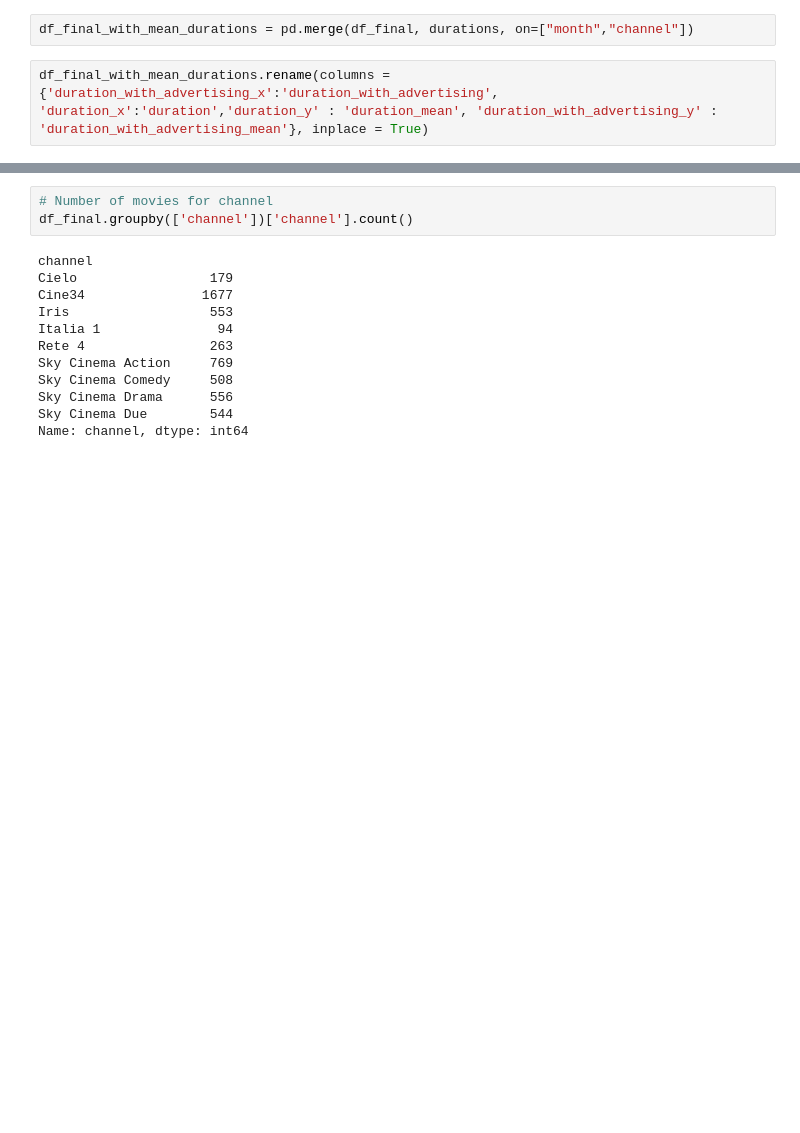
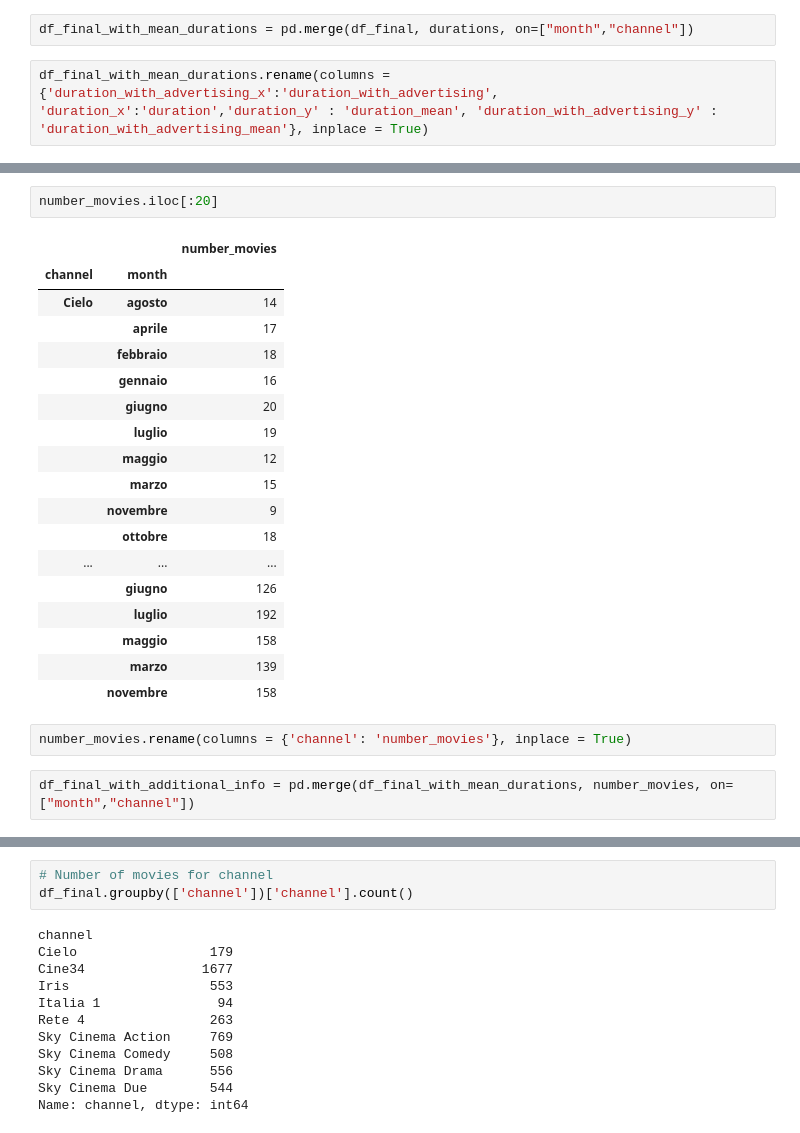
Before and after one commit to florin-git/TV-Movies-Visual-Analytics, a Jupyter notebook: dataset_creation.ipynb, the cells around one changed output, grey strips where cells are left out. Drawn from its saved outputs; the diff is of its cells as text; blank space fills up the shorter version.

```diff
--- a/dataset_creation.ipynb
+++ b/dataset_creation.ipynb
@@ -345,0 +368,25 @@ df_final_with_mean_durations.to_csv("./dataset/df_final_with_mean_durations.csv"
+# %%
+number_movies.iloc[:20]
+# %% [output]
+|  |  | number_movies |
+| channel | month |  |
+| Cielo | agosto | 14 |
+|  | aprile | 17 |
+|  | febbraio | 18 |
+|  | gennaio | 16 |
+|  | giugno | 20 |
+|  | luglio | 19 |
+|  | maggio | 12 |
+|  | marzo | 15 |
+|  | novembre | 9 |
+|  | ottobre | 18 |
+| ... | ... | ... |
+|  | giugno | 126 |
+|  | luglio | 192 |
+|  | maggio | 158 |
+|  | marzo | 139 |
+|  | novembre | 158 |
+# %%
+number_movies.rename(columns = {'channel': 'number_movies'}, inplace = True)
+# %%
+df_final_with_additional_info = pd.merge(df_final_with_mean_durations, number_movies, on=["month","channel"])
```
Also changed, not shown: parts of 7 cells of this notebook, 1 other file.
